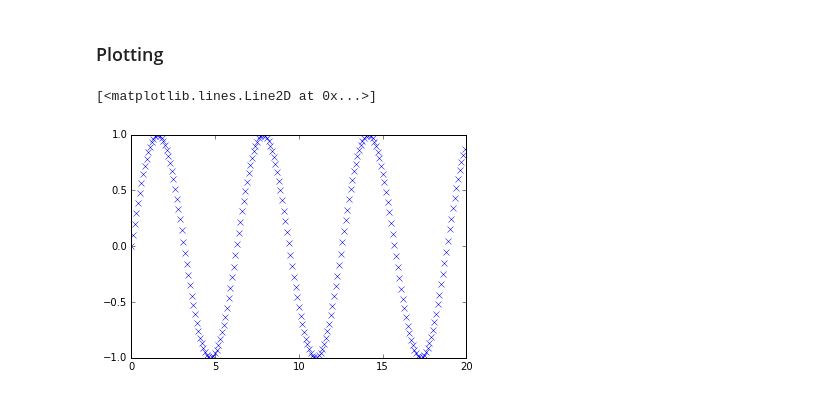
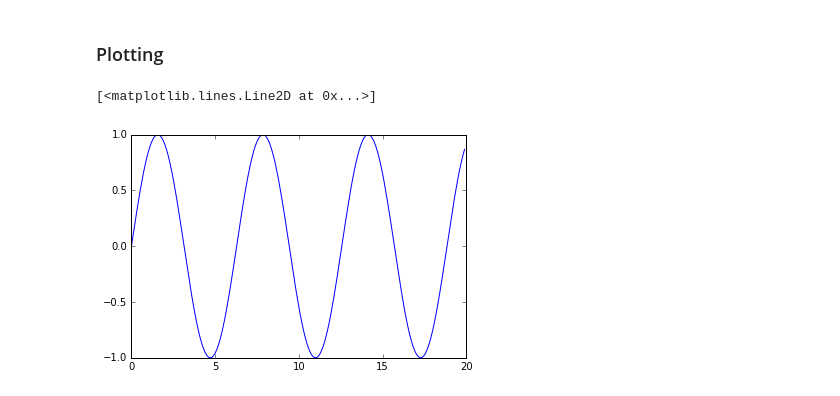
Before and after one commit to samoturk/HUB-ipython, a Jupyter notebook: notebooks/Intro to Python and Jupyter.ipynb, the cells around one changed output. Saved outputs shown, nothing was run; the diff lists cells and outputs as text; code cells hidden in the pictures.

```diff
--- a/notebooks/Intro to Python and Jupyter.ipynb
+++ b/notebooks/Intro to Python and Jupyter.ipynb
@@ -234,7 +234,7 @@ import matplotlib.pyplot as plt
 x_values = np.arange(0, 20, 0.1)
 y_values = [math.sin(x) for x in x_values]
 # %%
-plt.plot(x_values, y_values, 'bx')
+plt.plot(x_values, y_values)
 # %% [output]
 [<matplotlib.lines.Line2D at 0x...>]
-[figure, old version]
+[figure, new version]
```
Also changed, not shown: parts of 2 cells of this notebook, 2 other files.
